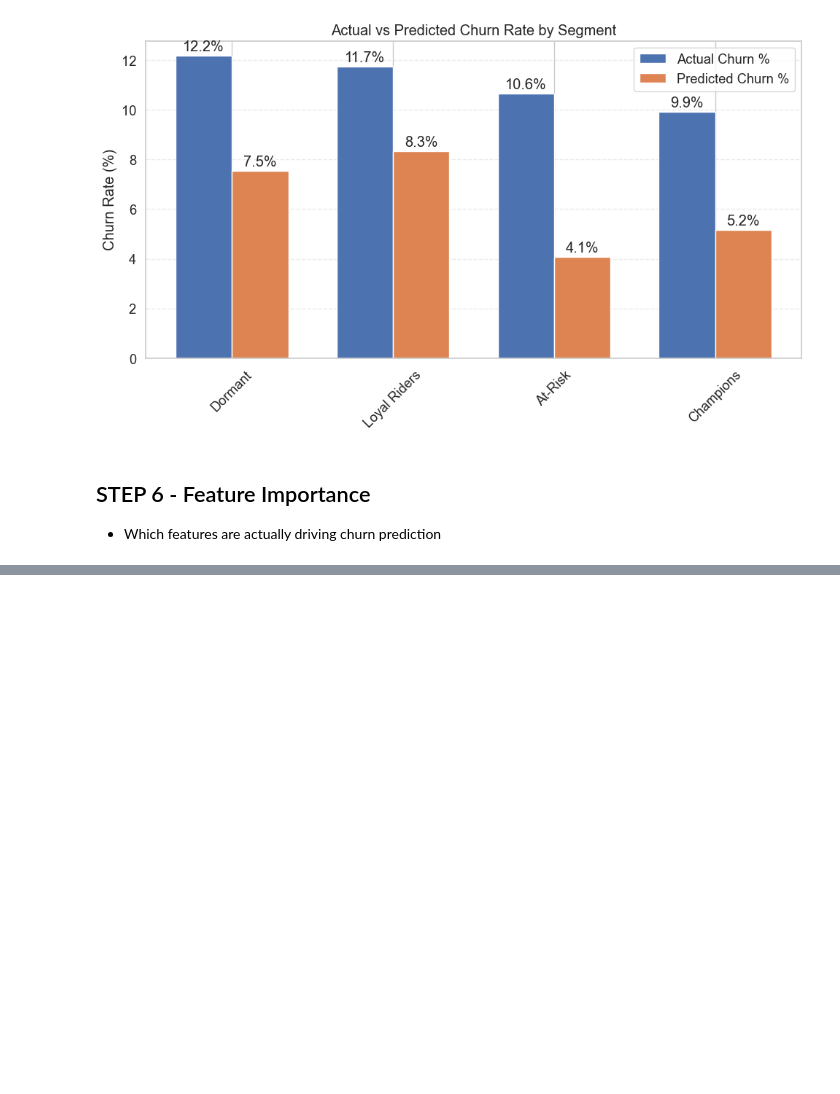
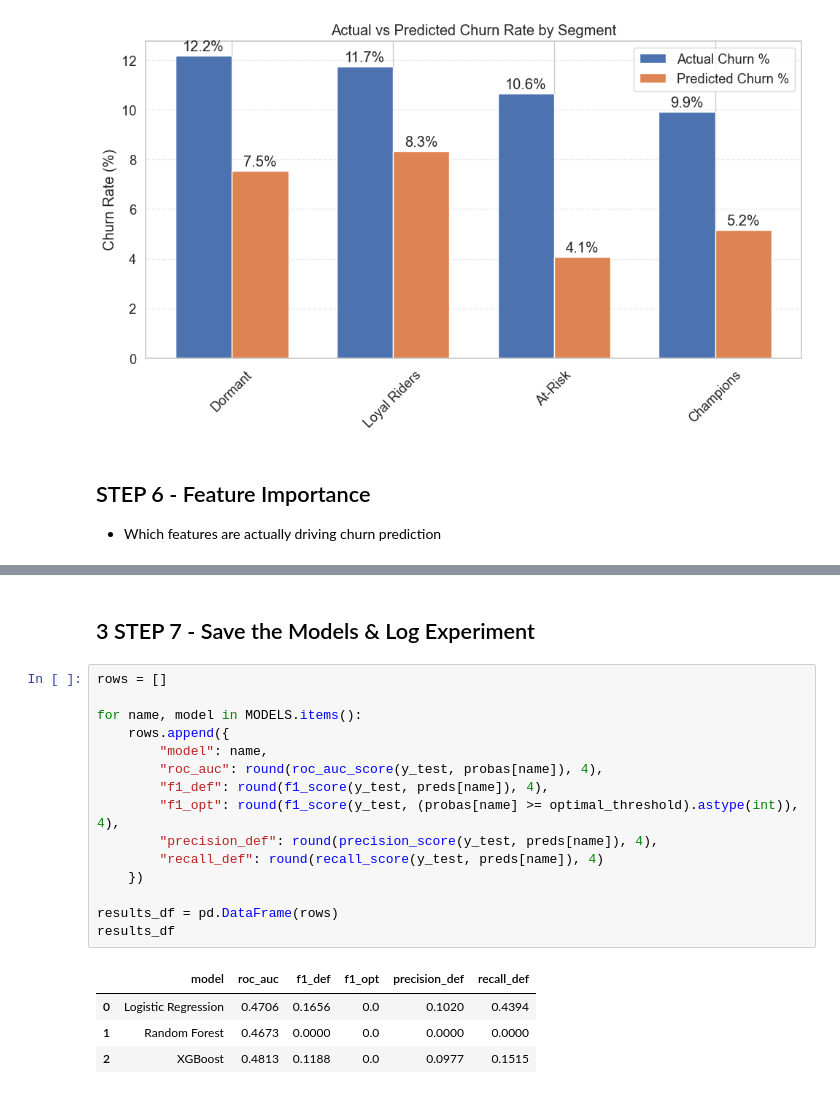
Before and after one commit to Kentony2003/Ridewise_London, a Jupyter notebook: notebooks/04_churn_prediction.ipynb, the cells around one changed output, grey strips where cells are left out. Drawn from its saved outputs; the diff is of its cells as text; blank space fills up the shorter version.

```diff
--- a/notebooks/04_churn_prediction.ipynb
+++ b/notebooks/04_churn_prediction.ipynb
@@ -557,0 +555,22 @@ AttributeError: Coefficients are not defined for Booster type None
+# %% [markdown]
+## 3 STEP 7 - Save the Models & Log Experiment
+# %%
+rows = []
+
+for name, model in MODELS.items():
+    rows.append({
+        "model": name,
+        "roc_auc": round(roc_auc_score(y_test, probas[name]), 4),
+        "f1_def": round(f1_score(y_test, preds[name]), 4),
+        "f1_opt": round(f1_score(y_test, (probas[name] >= optimal_threshold).astype(int)), 4),
+        "precision_def": round(precision_score(y_test, preds[name]), 4),
+        "recall_def": round(recall_score(y_test, preds[name]), 4)
+    })
+
+results_df = pd.DataFrame(rows)
+results_df
+# %% [output]
+|  | model | roc_auc | f1_def | f1_opt | precision_def | recall_def |
+| 0 | Logistic Regression | 0.4706 | 0.1656 | 0.0 | 0.1020 | 0.4394 |
+| 1 | Random Forest | 0.4673 | 0.0000 | 0.0 | 0.0000 | 0.0000 |
+| 2 | XGBoost | 0.4813 | 0.1188 | 0.0 | 0.0977 | 0.1515 |
```
Also changed, not shown: parts of 2 cells of this notebook.
